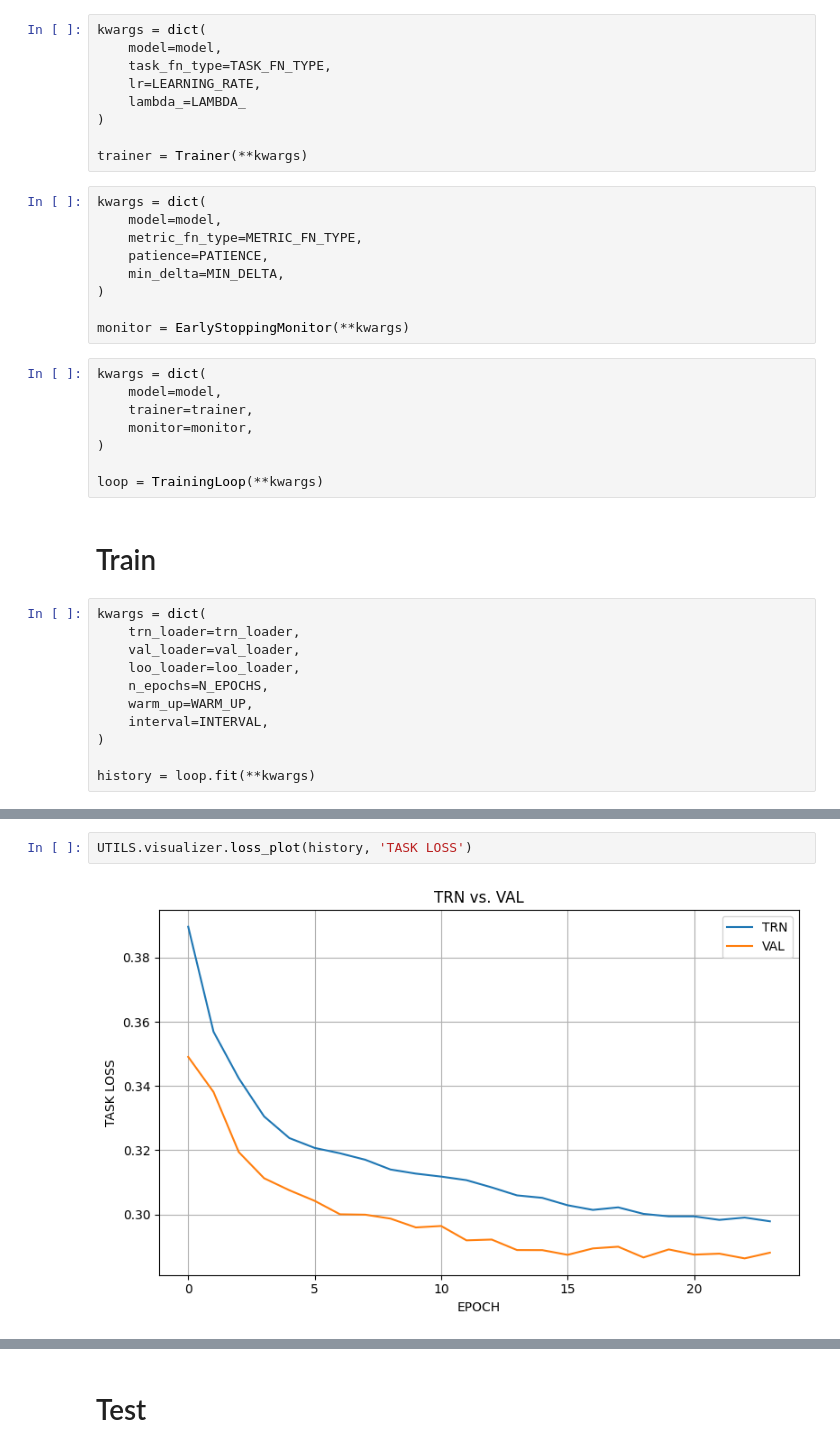
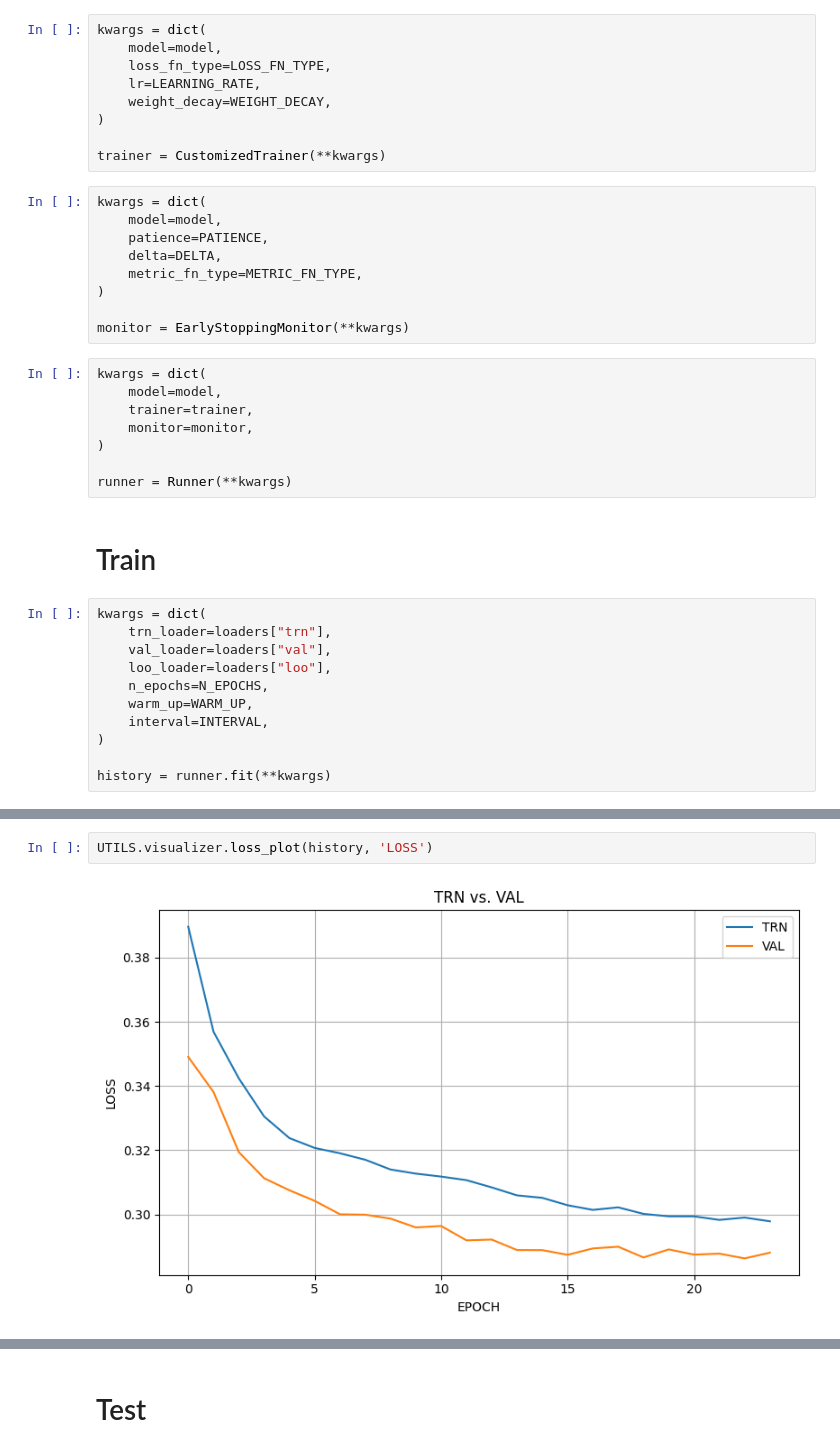
Before and after one commit to jayarnim/RS-J-NCF, a Jupyter notebook: _notebooks/pointwise/JNCF_movielens.ipynb, the cells around one changed output, grey strips where cells are left out. Cells and saved outputs as stored; diff of their text form.

```diff
--- a/_notebooks/pointwise/JNCF_movielens.ipynb
+++ b/_notebooks/pointwise/JNCF_movielens.ipynb
@@ -168,18 +165,18 @@ model = jncf.model.Module(**kwargs)
 # %%
 kwargs = dict(
     model=model,
-    task_fn_type=TASK_FN_TYPE,
+    loss_fn_type=LOSS_FN_TYPE,
     lr=LEARNING_RATE,
-    lambda_=LAMBDA_
+    weight_decay=WEIGHT_DECAY,
 )
 
-trainer = Trainer(**kwargs)
+trainer = CustomizedTrainer(**kwargs)
 # %%
 kwargs = dict(
     model=model,
+    patience=PATIENCE,
+    delta=DELTA,
     metric_fn_type=METRIC_FN_TYPE,
-    patience=PATIENCE,
-    min_delta=MIN_DELTA,
 )
 
 monitor = EarlyStoppingMonitor(**kwargs)
@@ -190,20 +187,20 @@ kwargs = dict(
     monitor=monitor,
 )
 
-loop = TrainingLoop(**kwargs)
+runner = Runner(**kwargs)
 # %% [markdown]
 # Train
 # %%
 kwargs = dict(
-    trn_loader=trn_loader,
-    val_loader=val_loader,
-    loo_loader=loo_loader,
+    trn_loader=loaders["trn"],
+    val_loader=loaders["val"],
+    loo_loader=loaders["loo"],
     n_epochs=N_EPOCHS,
     warm_up=WARM_UP,
     interval=INTERVAL,
 )
 
-history = loop.fit(**kwargs)
+history = runner.fit(**kwargs)
 # %% [output]
 LEAVE ONE OUT
         BEST SCORE: 0.5553
@@ -216,4 +213,4 @@ COMPUTING COST FOR LEARNING
 # %%
-UTILS.visualizer.loss_plot(history, 'TASK LOSS')
+UTILS.visualizer.loss_plot(history, 'LOSS')
 # %% [output]
-[figure, old version]
+[figure, new version]
```
Also changed, not shown: parts of 14 cells of this notebook, 38 other files.
